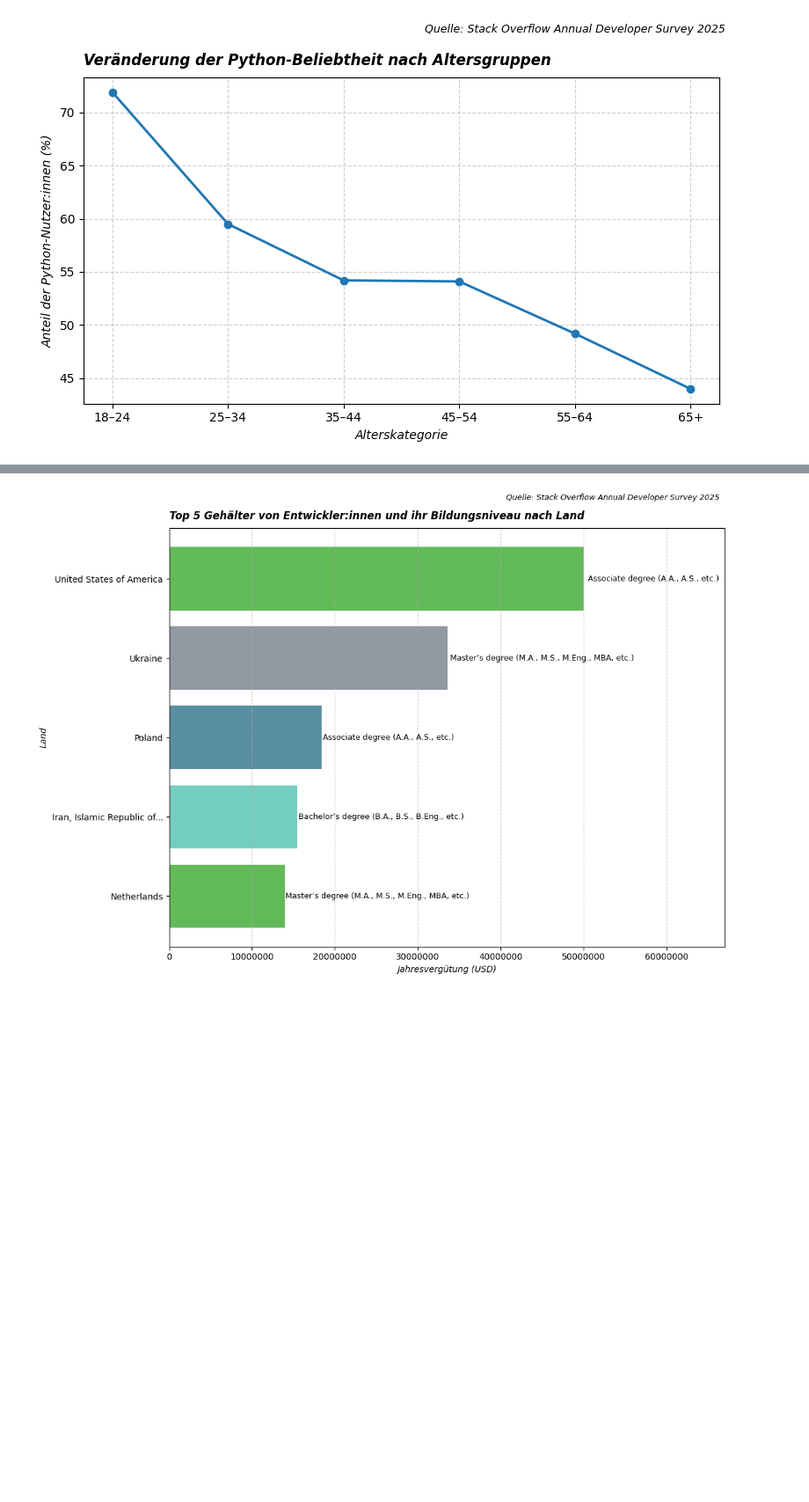
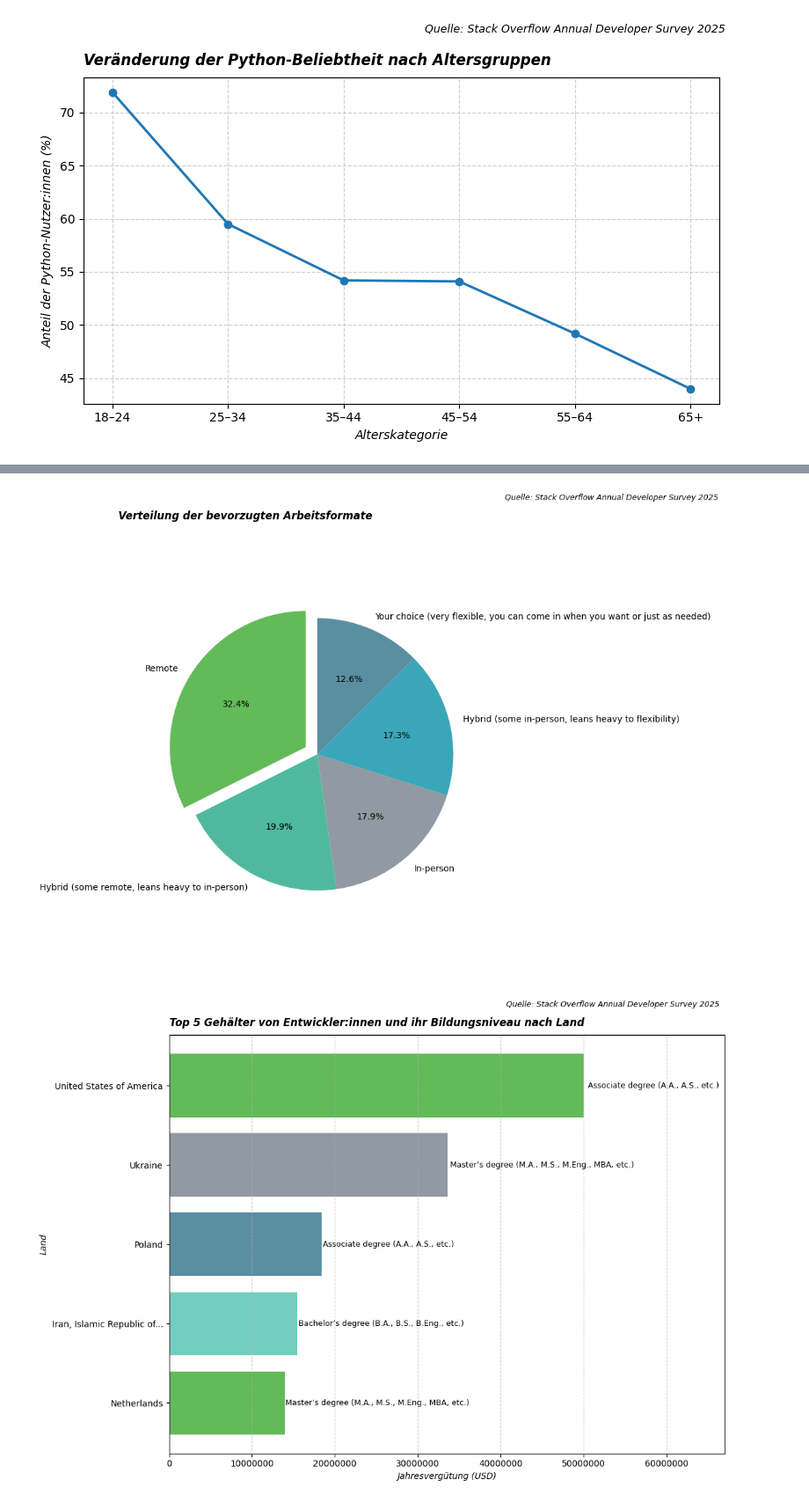
Before and after one commit to elinahlyva-dataanalytics/data-analytics-portfolio, a Jupyter notebook: developer-survey/Stack_Overflow_Developer_Survey.ipynb, the cells around one changed output, grey strips where cells are left out. Shown: that part at 88% size. Cells and saved outputs as stored; diff of their text form; code cells hidden in the pictures; blank space fills up the shorter version.

```diff
--- a/developer-survey/Stack_Overflow_Developer_Survey.ipynb
+++ b/developer-survey/Stack_Overflow_Developer_Survey.ipynb
@@ -321 +397,39 @@ plt.show()
+# %%
+# 1. Auswahl der Spalte mit dem Arbeitsformat (z. B. 'Remote', 'Hybrid', 'In-person', etc.)
+work_format_counts = (survey_results_public['RemoteWork'].value_counts(dropna=True))
+
+# 2. Berechnung der prozentualen Verteilung
+work_format_percent = (work_format_counts / work_format_counts.sum() * 100).round(1)
+
+# 3. Labels und Werte für das Diagramm
+labels = work_format_percent.index.tolist()
+sizes = work_format_percent.values.tolist()
+
+# 4. Farbpalette
+colors = ['#63ba59',  '#4fb99f',  '#9199a2',  '#3aa6b9',  '#5a8ea1']
+
+# Hervorhebung des größten Segments im Kreisdiagramm
+max_index = sizes.index(max(sizes))
+explode = [0.1 if i == max_index else 0 for i in range(len(sizes))]
+
+# 5. Erstellung des Kreisdiagramms
+plt.figure(figsize=(10, 8))
+plt.pie(
+    sizes,
+    labels=labels,
+    autopct='%1.1f%%',
+    startangle=90,
+    explode=explode,
+    colors=colors,
+    textprops={'fontsize': 10}
+)
+
+# 6. Titel
+plt.title('Verteilung der bevorzugten Arbeitsformate', fontstyle='italic', fontsize='large', loc='left', fontweight='bold', pad=10)
+plt.suptitle('Quelle: Stack Overflow Annual Developer Survey 2025', fontsize=9, style='italic', x=1.05, ha='right')
+plt.axis('equal')
+plt.tight_layout()
+plt.show()
+# %% [output]
+[figure, added]
 # %%
```
Also changed, not shown: parts of 7 cells of this notebook.
